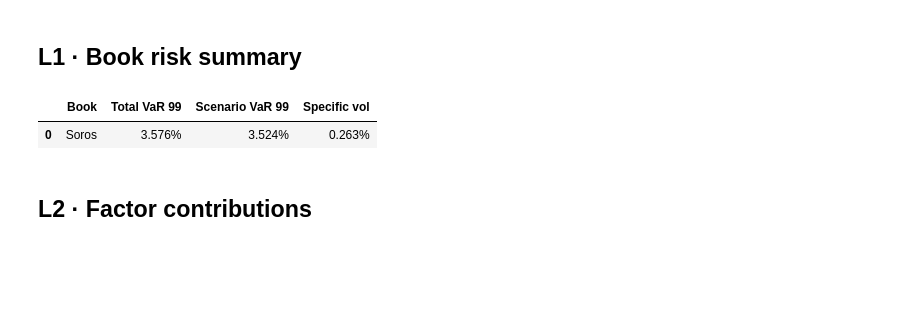
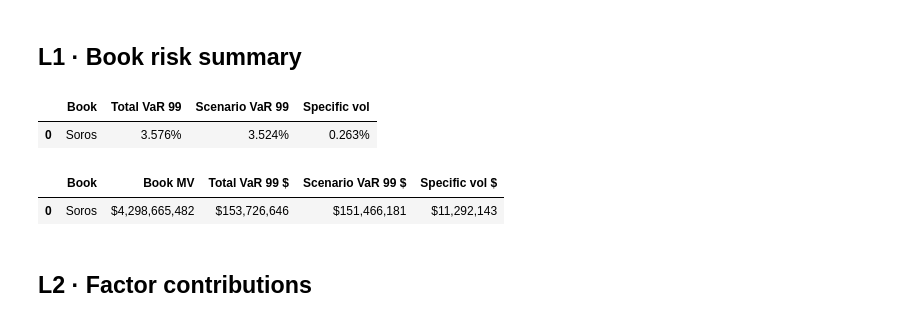
Before and after one commit to conorpbrennan/barra_poc, a Jupyter notebook: notebooks/soros_13f_risk.ipynb, the cells around one changed output. Cells and saved outputs as stored; diff of their text form; code cells hidden in the pictures; blank space fills up the shorter version.

```diff
--- a/notebooks/soros_13f_risk.ipynb
+++ b/notebooks/soros_13f_risk.ipynb
@@ -87,6 +97,22 @@ N.style_grid(df, prec=PREC)
 # %% [output]
 |  | Book | Total VaR 99 | Scenario VaR 99 | Specific vol |
 | 0 | Soros | 3.576% | 3.524% | 0.263% |
+# %%
+# ── L1 · Book risk summary, in dollars ───────────────────────────────────────────────────
+# The same cell priced in money. `Book MV` is the 13F market value of the sliced book at D (the
+# SEC's $000→$ unit change of 2023 is normalised in the builder, so the history reads in one
+# unit), and every weight-unit measure has a "<measure> $" twin = measure × Book MV in the cube
+# (the `units: $` switch in the Pivot lens is the same twins). Whole dollars in the grid (PREC
+# does not apply to money columns); Book MV ≈ $4.3bn for Soros at 2026-06-30.
+df = cube.query(
+    m["Book MV"], m["Total VaR 99 $"], m["Scenario VaR 99 $"], m["Specific vol $"],
+    mode="raw", levels=[l["Book"]],
+    filter=SOROS & (l["Date"] == D) & (l["ScenarioSet"] == "HistFull"),
+)
+N.style_grid(df, prec=PREC)
+# %% [output]
+|  | Book | Book MV | Total VaR 99 $ | Scenario VaR 99 $ | Specific vol $ |
+| 0 | Soros | $4,298,665,482 | $153,726,646 | $151,466,181 | $11,292,143 |
 # %% [markdown]
 ## L2 · Factor contributions
 # %%
```
Also changed, not shown: parts of 1 cell of this notebook, 16 other files.
